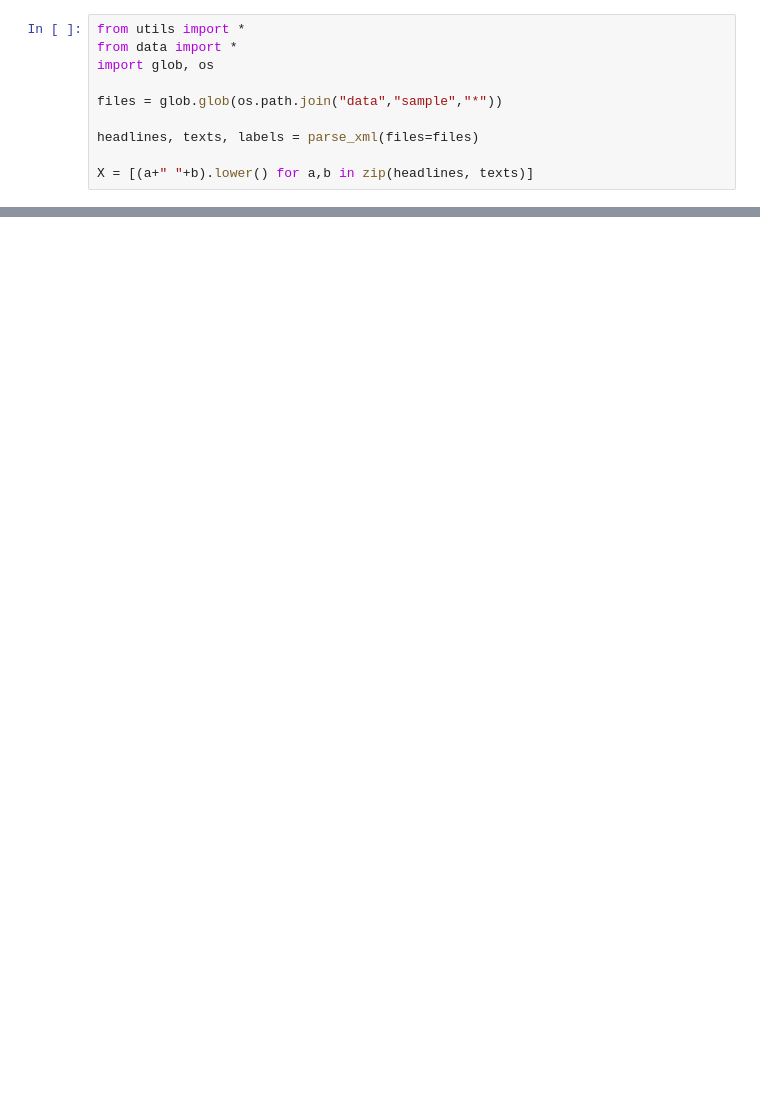
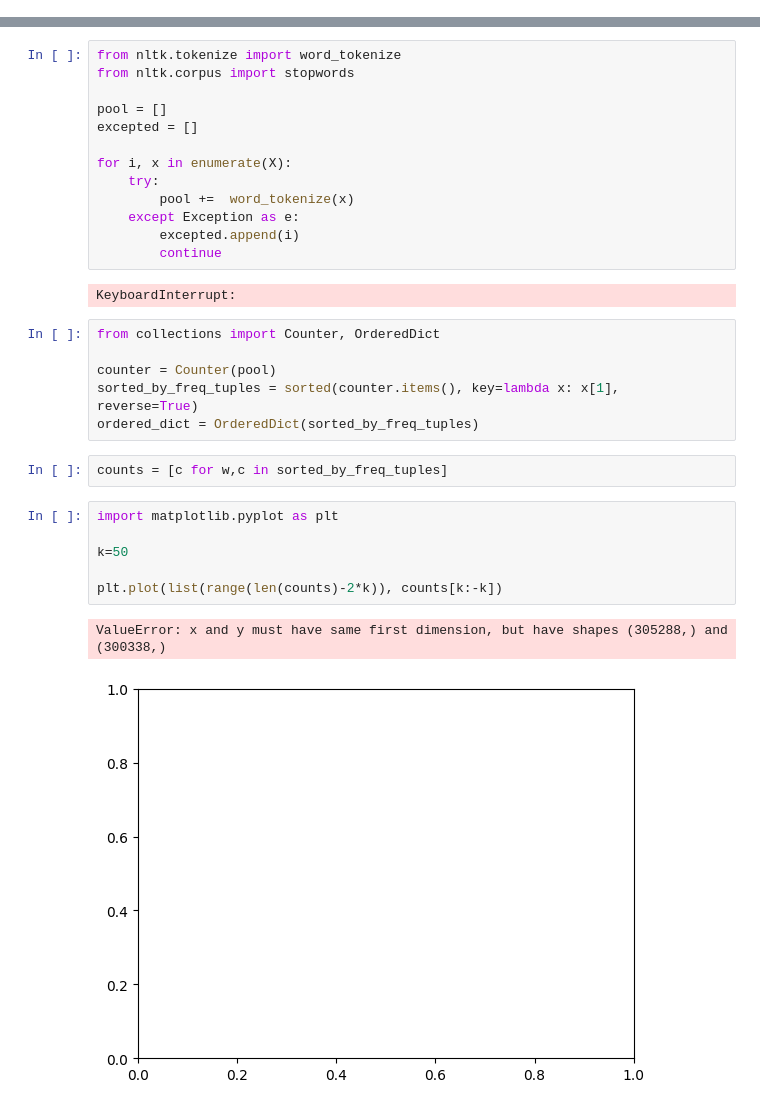
Before and after one commit to samsatp/intro-to-dl-2023-project, a Jupyter notebook: explore_data.ipynb, the cells around one changed output, grey strips where cells are left out. Saved outputs shown, nothing was run; the diff lists cells and outputs as text; blank space fills up the shorter version.

```diff
--- a/explore_data.ipynb
+++ b/explore_data.ipynb
@@ -1,10 +0,0 @@
-# %%
-from utils import *
-from data import *
-import glob, os
-
-files = glob.glob(os.path.join("data","sample","*"))
-
-headlines, texts, labels = parse_xml(files=files)
-
-X = [(a+" "+b).lower() for a,b in zip(headlines, texts)]
@@ -29,0 +21,32 @@ train_dataset[0]
+# %%
+from nltk.tokenize import word_tokenize
+from nltk.corpus import stopwords
+
+pool = []
+excepted = []
+
+for i, x in enumerate(X):
+    try:
+        pool +=  word_tokenize(x)
+    except Exception as e:
+        excepted.append(i)
+        continue
+# %% [output]
+KeyboardInterrupt:
+# %%
+from collections import Counter, OrderedDict
+
+counter = Counter(pool)
+sorted_by_freq_tuples = sorted(counter.items(), key=lambda x: x[1], reverse=True)
+ordered_dict = OrderedDict(sorted_by_freq_tuples)
+# %%
+counts = [c for w,c in sorted_by_freq_tuples]
+# %%
+import matplotlib.pyplot as plt
+
+k=50
+
+plt.plot(list(range(len(counts)-2*k)), counts[k:-k])
+# %% [output]
+ValueError: x and y must have same first dimension, but have shapes (305288,) and (300338,)
+[figure, added]
```
Also changed, not shown: parts of 9 cells of this notebook, 6 other files.
